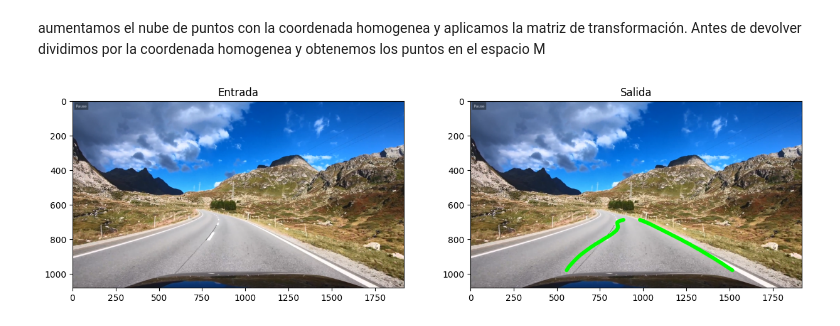
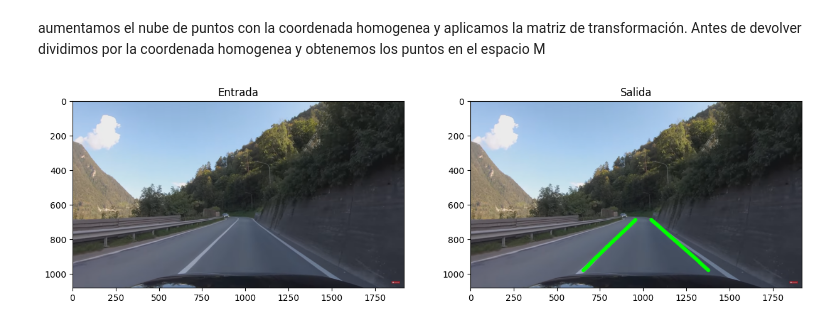
Before and after one commit to luciagm639/AutoDriving, a Jupyter notebook: autoDriving.ipynb, the cells around one changed output. Cells and saved outputs as stored; diff of their text form; code cells hidden in the pictures.

```diff
--- a/autoDriving.ipynb
+++ b/autoDriving.ipynb
@@ -244,7 +244,7 @@ def transformar_linea(puntos_c):
 # %%
 # MAIN
 # abrimos la imagen
-image_name = path + '10.png'
+image_name = path + '01.png'
 image = cv2.imread(image_name, -1)
 image = cv2.cvtColor(image, cv2.COLOR_BGR2RGB)
 
@@ -255,34 +255,34 @@ no_perspective = cv2.warpPerspective(np.copy(image), M, (700,1100))
 binarized_no_perspective = binarizar(no_perspective, False)
 histograma = calc_histograma(binarized_no_perspective, False)
 
 puntos_i, z_i, puntos_d, z_d = lineas_laterales(histograma, binarized_no_perspective, False)
 #h,w,c = no_perspective.shape
 
 h,w,_ = image.shape
 
 #puntos_c = linea_central(z_i,z_d, puntos_i, puntos_d)
 
 puntos_it = transformar_linea(puntos_i)
 puntos_dt = transformar_linea(puntos_d)
 
 # puntos_it = puntos_it[puntos_it[:,0] >= 0]
 # puntos_it = puntos_it[puntos_it[:,1] >= 0]
 # puntos_dt = puntos_dt[puntos_dt[:,0] >= 0]
 # puntos_dt = puntos_dt[puntos_dt[:,1] >= 0]
 no_perspective = cv2.polylines(np.copy(image), np.int32([puntos_it]), isClosed=False, color=(0, 255, 0), thickness=20, lineType=cv2.LINE_AA)
 
 no_perspective = cv2.polylines(no_perspective, np.int32([puntos_dt]), isClosed=False, color=(0, 255, 0), thickness=20, lineType=cv2.LINE_AA)
 plt.subplot(2,2,1)
 plt.title('Entrada')
 plt.imshow(image)
 
 plt.subplot(2,2,2)
 plt.title('Salida')
 plt.imshow(no_perspective)
 
 plt.show()
 # %% [output]
-[figure, old version]
+[figure, new version]
 # %%
 # MAIN
 
```
Also changed, not shown: parts of 2 cells of this notebook, 2 other files.
